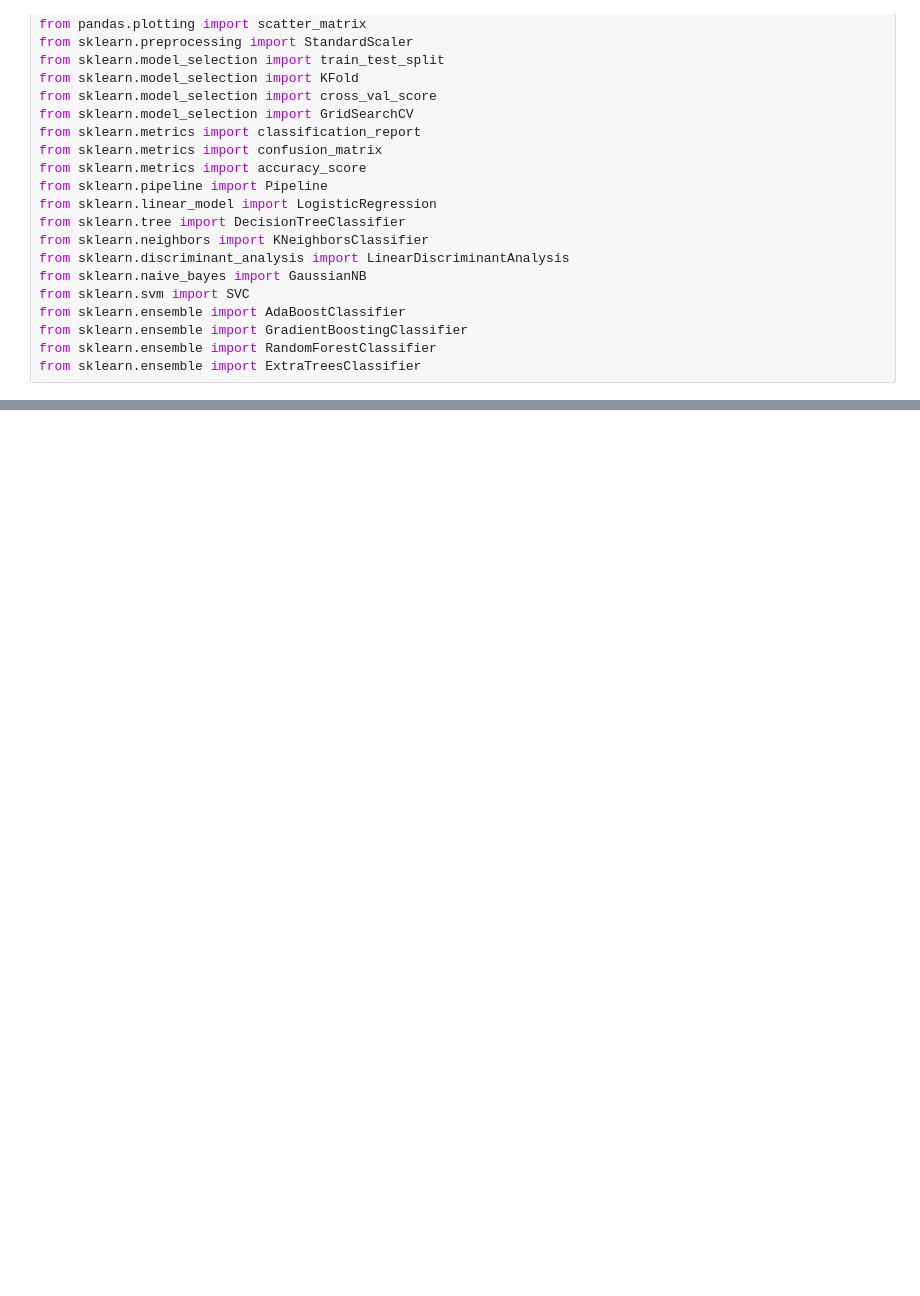
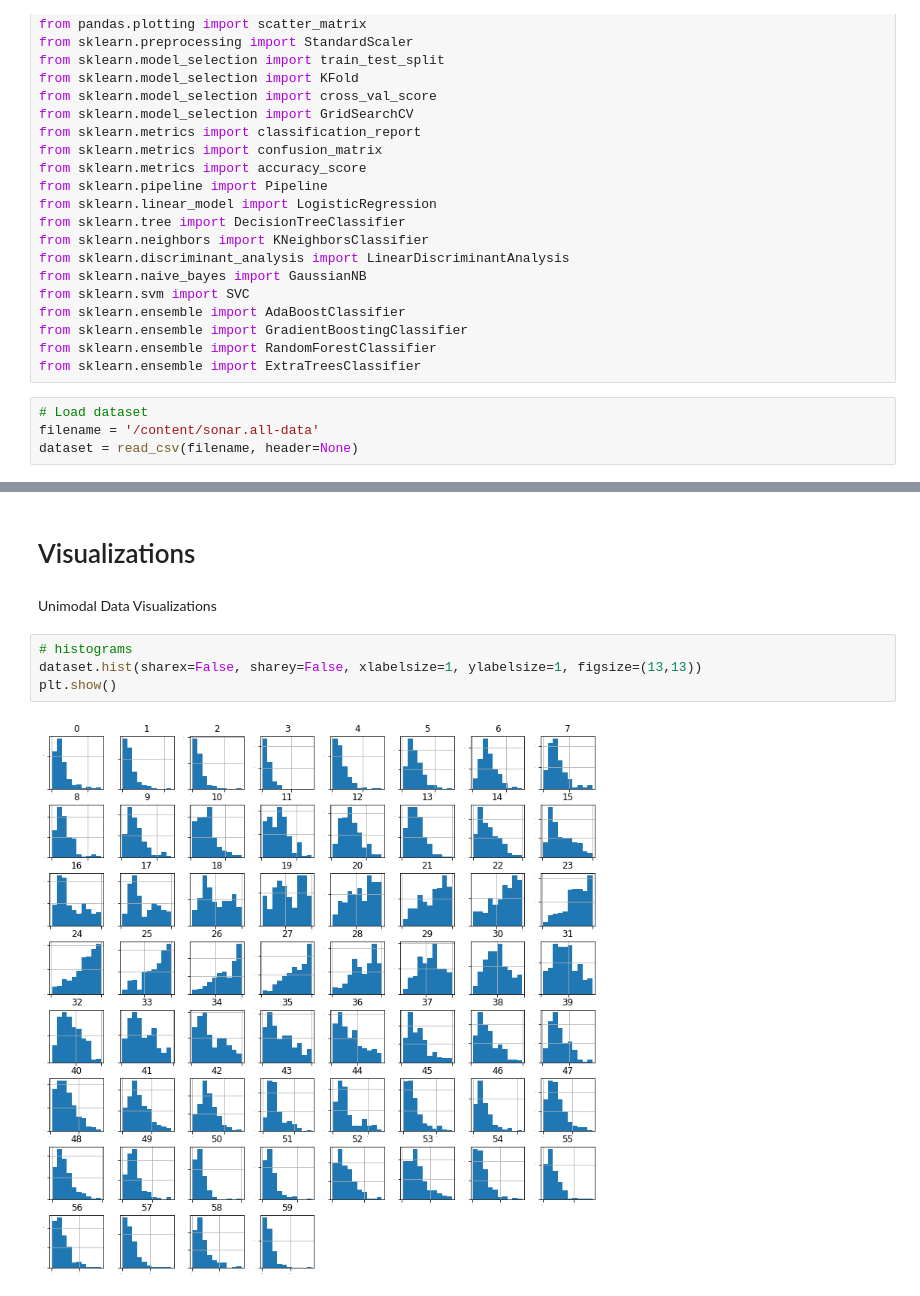
Before and after one commit to marcelounb/ML-Mastery-with-Python-Course, a Jupyter notebook: chap21_Binary_Classiﬁcation_ML_Case_Study_Project.ipynb, the cells around one changed output, grey strips where cells are left out. Drawn from its saved outputs; the diff is of its cells as text; blank space fills up the shorter version.

```diff
--- a/chap21_Binary_Classiﬁcation_ML_Case_Study_Project.ipynb
+++ b/chap21_Binary_Classiﬁcation_ML_Case_Study_Project.ipynb
@@ -29,3 +29,7 @@ from sklearn.ensemble import AdaBoostClassifier
 from sklearn.ensemble import GradientBoostingClassifier
 from sklearn.ensemble import RandomForestClassifier
 from sklearn.ensemble import ExtraTreesClassifier
+# %%
+# Load dataset
+filename = '/content/sonar.all-data'
+dataset = read_csv(filename, header=None)
@@ -31,0 +105,10 @@ from sklearn.ensemble import ExtraTreesClassifier
+# %% [markdown]
+# Visualizations
+# %% [markdown]
+Unimodal Data Visualizations
+# %%
+# histograms
+dataset.hist(sharex=False, sharey=False, xlabelsize=1, ylabelsize=1, figsize=(13,13))
+plt.show()
+# %% [output]
+[figure, added]
```
Also changed, not shown: parts of 23 cells of this notebook.
